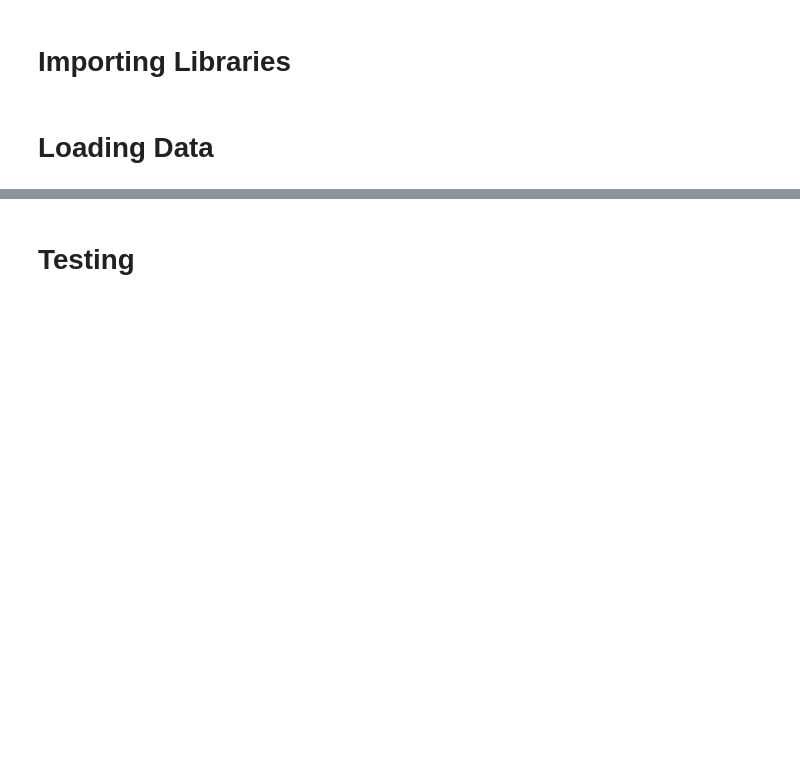
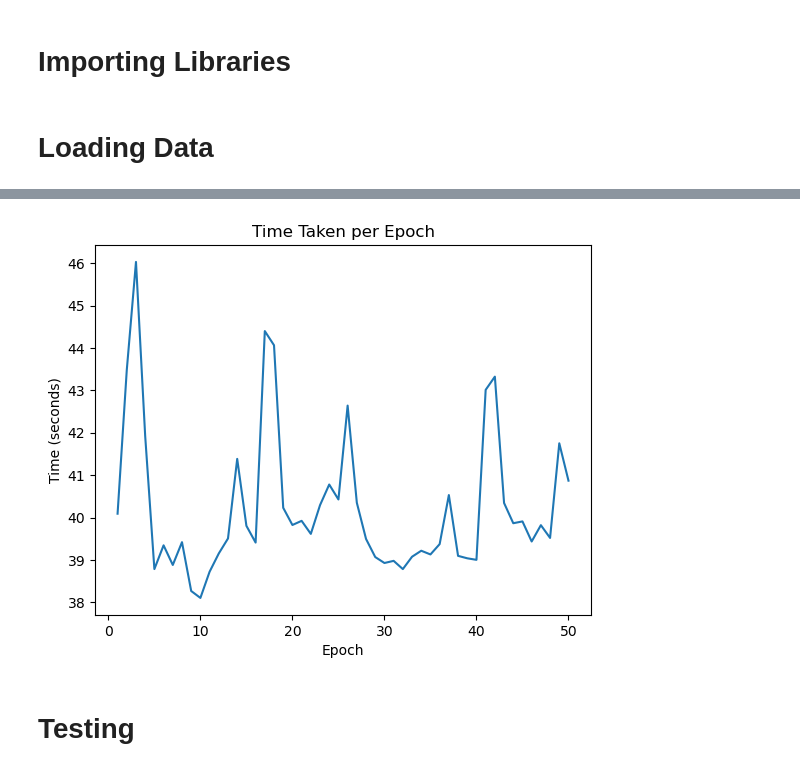
Before and after one commit to olivemonk/hyperspectral-image-classification, a Jupyter notebook: hybridSN.ipynb, the cells around one changed output, grey strips where cells are left out. Cells and saved outputs as stored; diff of their text form; code cells hidden in the pictures; blank space fills up the shorter version.

```diff
--- a/hybridSN.ipynb
+++ b/hybridSN.ipynb
@@ -253,3 +274,17 @@ model.save(f"best-model-{data_set}.hdf5")
+# %%
+import matplotlib.pyplot as plt
+
+# Get the duration of each epoch fr om the history object
+epoch_times = history.history['time']  # Replace 'time' with the actual name of the time metric
+
+# Plot the time taken per epoch
+plt.plot(range(1, len(epoch_times) + 1), epoch_times)
+plt.xlabel('Epoch')
+plt.ylabel('Time (seconds)')
+plt.title('Time Taken per Epoch')
+plt.show()
+# %% [output]
+[figure, added]
 # %% [markdown]
 # Testing
 # %%
```
Also changed, not shown: parts of 22 cells of this notebook, 5 other files.
